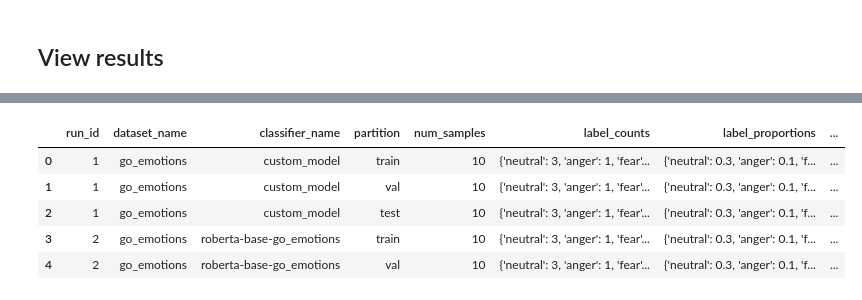
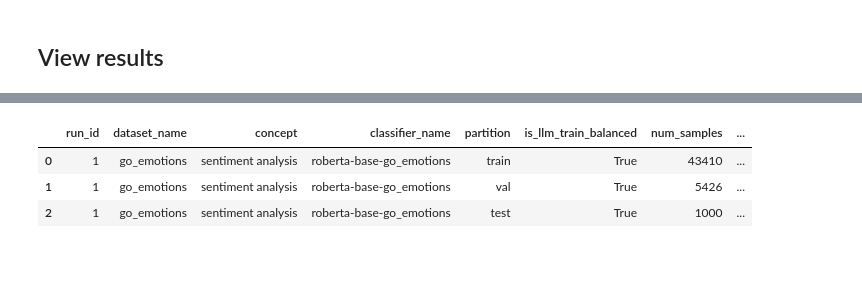
Before and after one commit to Iwaniukooo11/llm-workshop, a Jupyter notebook: intermediate/main.ipynb, the cells around one changed output, grey strips where cells are left out. Cells and saved outputs as stored; diff of their text form; code cells hidden in the pictures; blank space fills up the shorter version.

```diff
--- a/intermediate/main.ipynb
+++ b/intermediate/main.ipynb
@@ -56,5 +41,6 @@ go_emotions_simplified_data = load_dataset("go_emotions", "simplified")
 # %%
-with open("tmp/dict.txt", "r") as f:
+# Get unique label list
+with open("advanced/dict.txt", "r") as f:
     emotions = [line.strip() for line in f.readlines()]
 
 def prepare_df(df, emotions):
@@ -184,4 +213,4 @@ data_statistics = pd.concat([data_statistics, data_statistics_tmp], ignore_index
 # %% [markdown]
 ### roberta-base-go_emotions
 # %%
-HGF = HuggingFaceModel(model_name="SamLowe/roberta-base-go_emotions")
+HGF = HuggingFaceModel(model_name="SamLowe/roberta-base-go_emotions", use_gpu=False)
@@ -224,0 +217,33 @@ data_statistics = pd.concat([data_statistics, data_statistics_tmp], ignore_index
+# %%
+model_statistics_tmp, prediction_statistics_tmp, data_statistics_tmp = experiment.run(
+    x_train=x_train,
+    y_train=y_train,
+    x_test=x_test,
+    y_test=y_test,
+    x_val=x_val,
+    y_val=y_val,
+    max_samples_for_llm_train=max_samples_for_llm_train,
+    dataset_name=dataset_name,
+    concept=concept,
+    max_samples_for_concept=max_samples_for_concept,
+    force_balanced_llm_train=force_balanced_llm_train,
+    switched_classifier_prediction_labels=switched_classifier_prediction_labels,
+
+    # Classifier parameters
+    classifier_name="roberta-base-go_emotions",
+    classifier=HGF,
+    train_classifier=False,
+    classifier_train_arguments = {},
+
+    llm_model_names=llm_model_names,
+
+    prompt_header_llm_concept    = prompt_header_llm_concept,
+    prompt_content_llm_concept   = prompt_content_llm_concept,
+    prompt_tail_llm_concept      = prompt_tail_llm_concept,
+
+    prompt_header_llm_train      = prompt_header_llm_train,
+    prompt_content_llm_train     = prompt_content_llm_train,
+    prompt_tail_llm_train        = prompt_tail_llm_train,
+
+    prompt_llm_simulation        = prompt_llm_simulation
+)
@@ -244,9 +316,7 @@ prediction_statistics.head()
 # %%
-data_statistics.head()
+data_statistics.head(5)
 # %% [output]
-|  | run_id | dataset_name | classifier_name | partition | num_samples | label_counts | label_proportions | ... |
-| 0 | 1 | go_emotions | custom_model | train | 10 | {'neutral': 3, 'anger': 1, 'fear'... | {'neutral': 0.3, 'anger': 0.1, 'f... | ... |
-| 1 | 1 | go_emotions | custom_model | val | 10 | {'neutral': 3, 'anger': 1, 'fear'... | {'neutral': 0.3, 'anger': 0.1, 'f... | ... |
-| 2 | 1 | go_emotions | custom_model | test | 10 | {'neutral': 3, 'anger': 1, 'fear'... | {'neutral': 0.3, 'anger': 0.1, 'f... | ... |
-| 3 | 2 | go_emotions | roberta-base-go_emotions | train | 10 | {'neutral': 3, 'anger': 1, 'fear'... | {'neutral': 0.3, 'anger': 0.1, 'f... | ... |
-| 4 | 2 | go_emotions | roberta-base-go_emotions | val | 10 | {'neutral': 3, 'anger': 1, 'fear'... | {'neutral': 0.3, 'anger': 0.1, 'f... | ... |
+|  | run_id | dataset_name | concept | classifier_name | partition | is_llm_train_balanced | num_samples | ... |
+| 0 | 1 | go_emotions | sentiment analysis | roberta-base-go_emotions | train | True | 43410 | ... |
+| 1 | 1 | go_emotions | sentiment analysis | roberta-base-go_emotions | val | True | 5426 | ... |
+| 2 | 1 | go_emotions | sentiment analysis | roberta-base-go_emotions | test | True | 1000 | ... |
```
Also changed, not shown: parts of 30 cells of this notebook, 19 other files.
